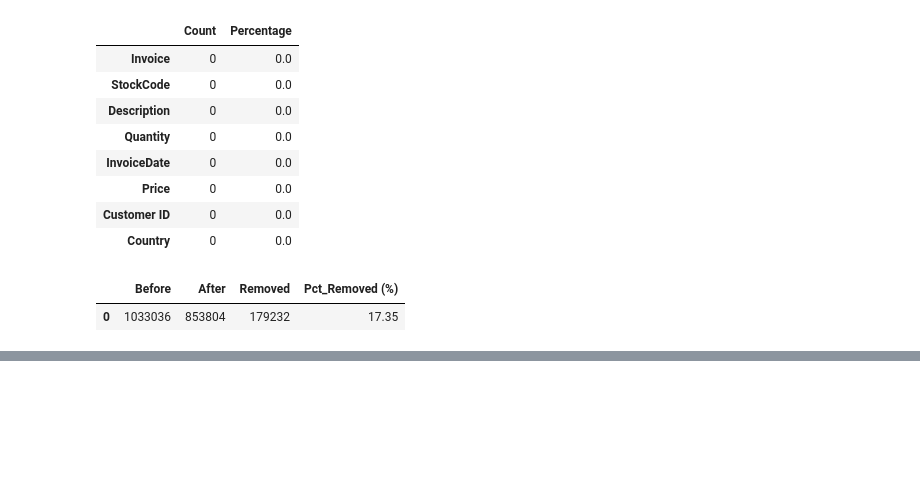
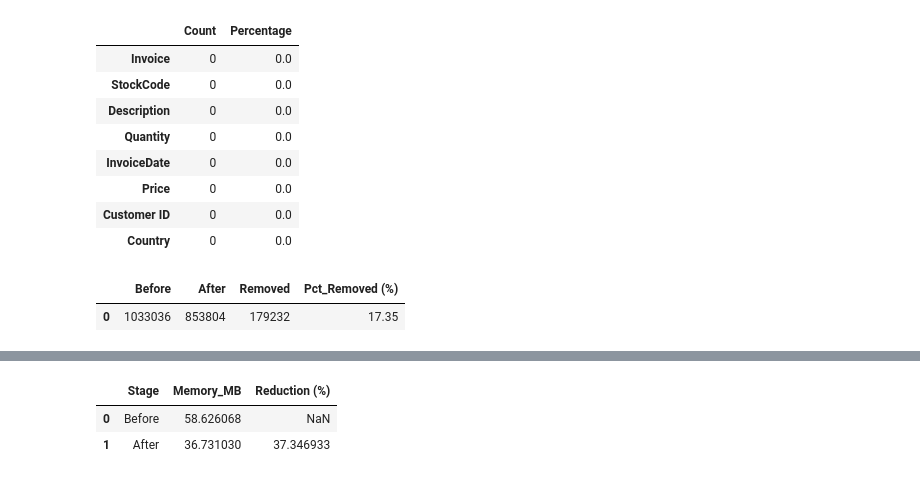
Before and after one commit to hansdarmawann/online-retail-ii-wrangling-1, a Jupyter notebook: notebooks/code.ipynb, the cells around one changed output, grey strips where cells are left out. Drawn from its saved outputs; the diff is of its cells as text; code cells hidden in the pictures; blank space fills up the shorter version.

```diff
--- a/notebooks/code.ipynb
+++ b/notebooks/code.ipynb
@@ -187,3 +187,15 @@ display(removal_summary)
 # %% [output]
 |  | Before | After | Removed | Pct_Removed (%) |
 | 0 | 1033036 | 853804 | 179232 | 17.35 |
+# %%
+df_before = df.copy()
+
+datetime_cols = ['InvoiceDate']
+category_cols = ['Customer ID','Country','StockCode','Description','Invoice']
+int_cols = ['Quantity']
+float_cols = ['Price']
+
+df[datetime_cols] = df[datetime_cols].apply(pd.to_datetime, unit='D', origin='1899-12-30')
+df[category_cols] = df[category_cols].astype('category')
+df[int_cols] = df[int_cols].astype('int64')
+df[float_cols] = df[float_cols].astype('float64')
@@ -189,0 +238,15 @@ display(removal_summary)
+# %%
+memory_df = pd.DataFrame({
+    'Stage': ['Before','After'],
+    'Memory_MB': [
+        df_before.memory_usage().sum()/1024**2,
+        df.memory_usage().sum()/1024**2
+    ]
+})
+
+memory_df['Reduction (%)'] = memory_df['Memory_MB'].pct_change() * -100
+memory_df
+# %% [output]
+|  | Stage | Memory_MB | Reduction (%) |
+| 0 | Before | 58.626068 | NaN |
+| 1 | After | 36.731030 | 37.346933 |
```
Also changed, not shown: parts of 2 cells of this notebook.
